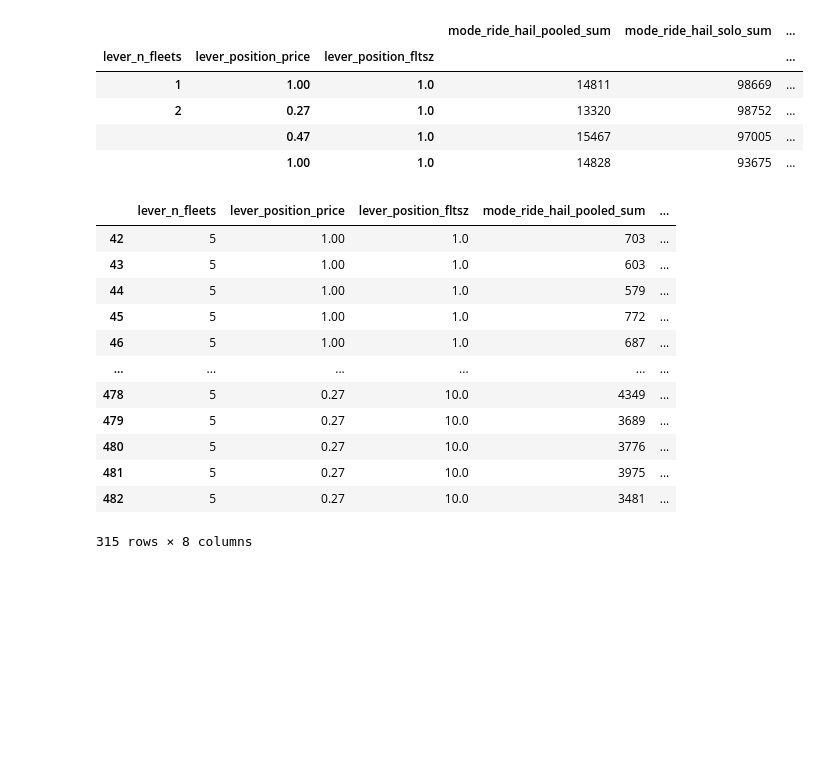
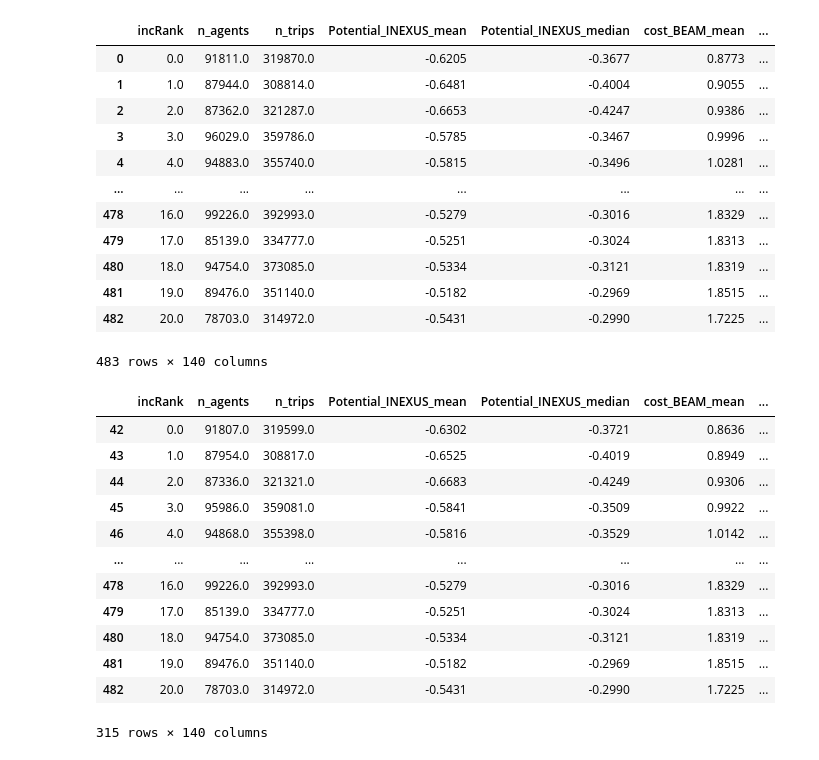
Before and after one commit to LBNL-UCB-STI/beam-core-analysis, a Jupyter notebook: Users/Annika/3MultFleets/PlotsNtripsModesTimes.ipynb, the cells around one changed output. Saved outputs shown, nothing was run; the diff lists cells and outputs as text; code cells hidden in the pictures; blank space fills up the shorter version.

```diff
--- a/Users/Annika/3MultFleets/PlotsNtripsModesTimes.ipynb
+++ b/Users/Annika/3MultFleets/PlotsNtripsModesTimes.ipynb
@@ -17,5 +17,6 @@ path = 'H:/.shortcut-targets-by-id/1xuAay2JQWDmg2wb0MD2Ft4mCSjufwjq3/BEAM CORE -
 path_data = path + 'data/'
 path_output = path + 'plots/'
 # %%
-df_temp = pd.read_csv(path_data + 'SummaryWait.csv')
+#df_temp = pd.read_csv(path_data + 'SummaryWait.csv')
 df_temp = pd.read_csv(path_data + 'sf_2018_stacked_rh_fltsz_price_incRank_1_2_modifiedLeverNumbers.csv')
+df_temp
@@ -27,33 +60,43 @@ df_temp = pd.read_csv(path_data + 'sf_2018_stacked_rh_fltsz_price_incRank_1_2_mo
+# %%
+df_temp['mode_transit_sum'] = df_temp['mode_bike_transit_sum'] + df_temp['mode_drive_transit_sum']+df_temp['mode_walk_transit_sum']
 # %%
 cd0 = df_temp[['lever_n_fleets' ,'lever_position_price', 'lever_position_fltsz',
               'incRank', 'n_agents' ,'n_trips' ]]
 cd0 = df_temp[['lever_n_fleets' ,'lever_position_price', 'lever_position_fltsz',
                'mode_ride_hail_pooled_sum', 'mode_ride_hail_solo_sum', 'mode_ridehail_total_sum', 'mode_walk_sum', 'mode_walk_transit_sum' ]]
-cd.head(4)
+cd0 = df_temp
+cd0
 # %% [output]
-|  |  |  | mode_ride_hail_pooled_sum | mode_ride_hail_solo_sum | ... |
-| lever_n_fleets | lever_position_price | lever_position_fltsz |  |  | ... |
-| 1 | 1.00 | 1.0 | 14811 | 98669 | ... |
-| 2 | 0.27 | 1.0 | 13320 | 98752 | ... |
-|  | 0.47 | 1.0 | 15467 | 97005 | ... |
-|  | 1.00 | 1.0 | 14828 | 93675 | ... |
+|  | incRank | n_agents | n_trips | Potential_INEXUS_mean | Potential_INEXUS_median | cost_BEAM_mean | ... |
+| 0 | 0.0 | 91811.0 | 319870.0 | -0.6205 | -0.3677 | 0.8773 | ... |
+| 1 | 1.0 | 87944.0 | 308814.0 | -0.6481 | -0.4004 | 0.9055 | ... |
+| 2 | 2.0 | 87362.0 | 321287.0 | -0.6653 | -0.4247 | 0.9386 | ... |
+| 3 | 3.0 | 96029.0 | 359786.0 | -0.5785 | -0.3467 | 0.9996 | ... |
+| 4 | 4.0 | 94883.0 | 355740.0 | -0.5815 | -0.3496 | 1.0281 | ... |
+| ... | ... | ... | ... | ... | ... | ... | ... |
+| 478 | 16.0 | 99226.0 | 392993.0 | -0.5279 | -0.3016 | 1.8329 | ... |
+| 479 | 17.0 | 85139.0 | 334777.0 | -0.5251 | -0.3024 | 1.8313 | ... |
+| 480 | 18.0 | 94754.0 | 373085.0 | -0.5334 | -0.3121 | 1.8319 | ... |
+| 481 | 19.0 | 89476.0 | 351140.0 | -0.5182 | -0.2969 | 1.8515 | ... |
+| 482 | 20.0 | 78703.0 | 314972.0 | -0.5431 | -0.2990 | 1.7225 | ... |
+483 rows × 140 columns
 # %%
 cd5=cd0.loc[(cd0['lever_n_fleets']==5)]
 cd2=cd0.loc[(cd0['lever_n_fleets']==2)]
 cd1=cd0.loc[(cd0['lever_n_fleets']==1)]
 cd5
 # %% [output]
-|  | lever_n_fleets | lever_position_price | lever_position_fltsz | mode_ride_hail_pooled_sum | ... |
-| 42 | 5 | 1.00 | 1.0 | 703 | ... |
-| 43 | 5 | 1.00 | 1.0 | 603 | ... |
-| 44 | 5 | 1.00 | 1.0 | 579 | ... |
-| 45 | 5 | 1.00 | 1.0 | 772 | ... |
-| 46 | 5 | 1.00 | 1.0 | 687 | ... |
-| ... | ... | ... | ... | ... | ... |
-| 478 | 5 | 0.27 | 10.0 | 4349 | ... |
-| 479 | 5 | 0.27 | 10.0 | 3689 | ... |
-| 480 | 5 | 0.27 | 10.0 | 3776 | ... |
-| 481 | 5 | 0.27 | 10.0 | 3975 | ... |
-| 482 | 5 | 0.27 | 10.0 | 3481 | ... |
+|  | incRank | n_agents | n_trips | Potential_INEXUS_mean | Potential_INEXUS_median | cost_BEAM_mean | ... |
+| 42 | 0.0 | 91807.0 | 319599.0 | -0.6302 | -0.3721 | 0.8636 | ... |
+| 43 | 1.0 | 87954.0 | 308817.0 | -0.6525 | -0.4019 | 0.8949 | ... |
+| 44 | 2.0 | 87336.0 | 321321.0 | -0.6683 | -0.4249 | 0.9306 | ... |
+| 45 | 3.0 | 95986.0 | 359081.0 | -0.5841 | -0.3509 | 0.9922 | ... |
+| 46 | 4.0 | 94868.0 | 355398.0 | -0.5816 | -0.3529 | 1.0142 | ... |
+| ... | ... | ... | ... | ... | ... | ... | ... |
+| 478 | 16.0 | 99226.0 | 392993.0 | -0.5279 | -0.3016 | 1.8329 | ... |
+| 479 | 17.0 | 85139.0 | 334777.0 | -0.5251 | -0.3024 | 1.8313 | ... |
+| 480 | 18.0 | 94754.0 | 373085.0 | -0.5334 | -0.3121 | 1.8319 | ... |
+| 481 | 19.0 | 89476.0 | 351140.0 | -0.5182 | -0.2969 | 1.8515 | ... |
+| 482 | 20.0 | 78703.0 | 314972.0 | -0.5431 | -0.2990 | 1.7225 | ... |
-315 rows × 8 columns
+315 rows × 140 columns
 # %%
```
Also changed, not shown: parts of 13 cells of this notebook, 1 other file.
